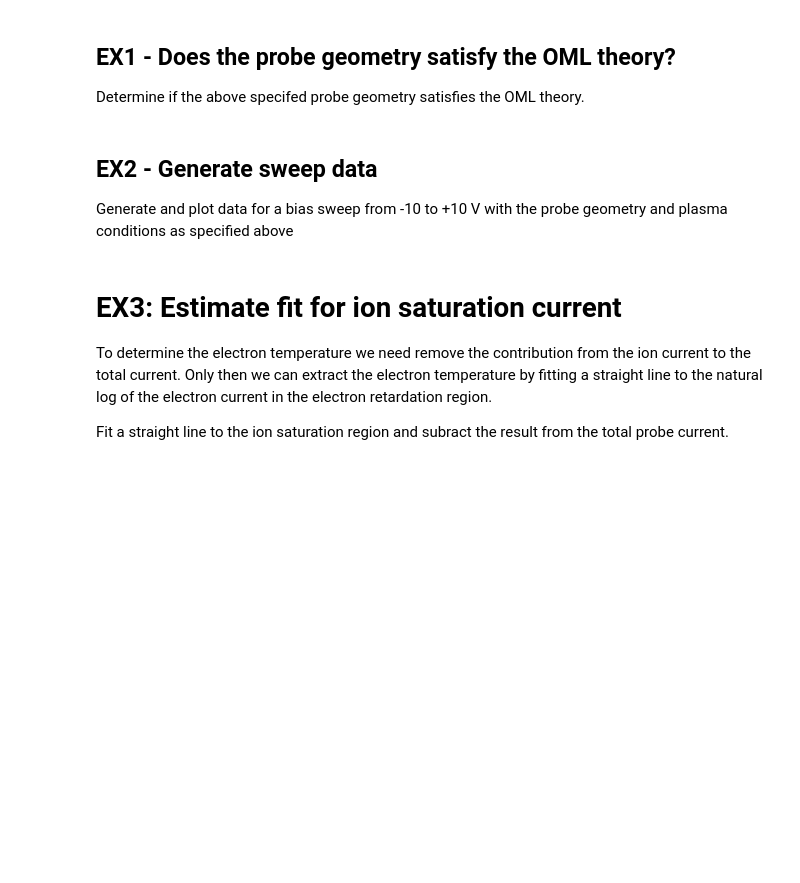
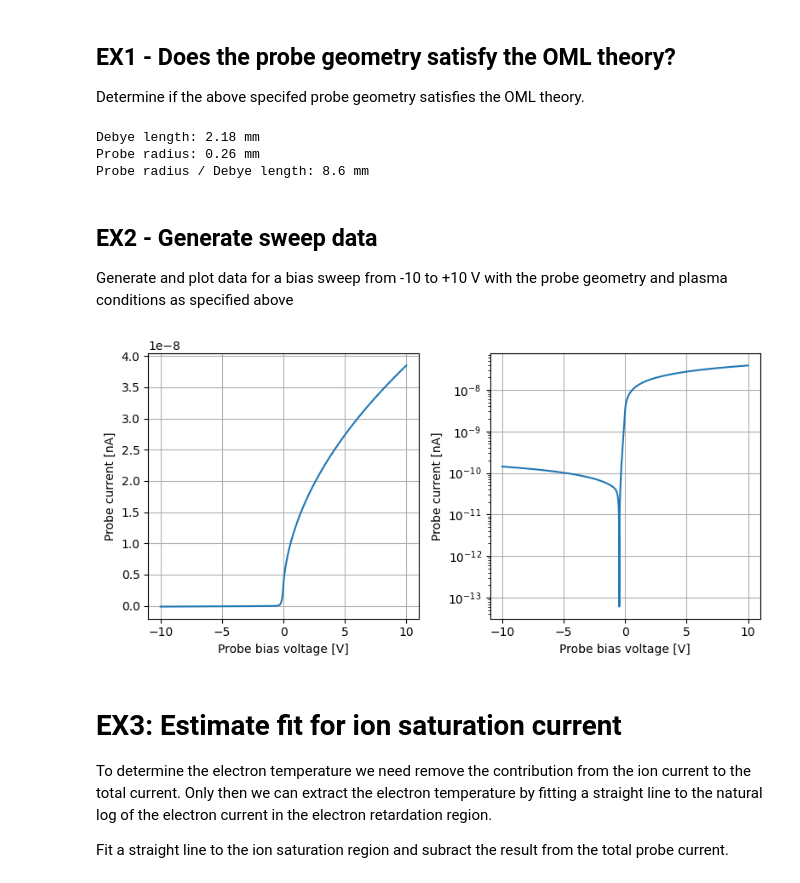
Before and after one commit to nikizxx/agf223-temp_nick, a Jupyter notebook: Langmuir_probe.ipynb, the cells around one changed output. Drawn from its saved outputs; the diff is of its cells as text; code cells hidden in the pictures; blank space fills up the shorter version.

```diff
--- a/Langmuir_probe.ipynb
+++ b/Langmuir_probe.ipynb
@@ -234,11 +234,63 @@ Electron current: -2.74e-08 A
 Determine if the above specifed probe geometry satisfies the OML theory.
 # %%
 # Solution EX1
+
+# Calculate the debye length
+def debye_length(T,n):
+    return np.sqrt((sc.epsilon_0*T*sc.k)/(n*sc.e**2))
+
+# Typical values for the electron density in the ionosphere is 1e8 – 1e12 m^3.
+# Since the OML theory requires  the probe radius < debye length,
+# we consider only the high end of the electron density. We use a typical value T=1000K
+
+
+dl = debye_length(1000,1e12)
+ratio = dl / 0.255e-3
+
+print("Debye length: {:.2f} mm".format(dl*1e3))
+print("Probe radius: {:.2f} mm".format(probe_radius*1e3))
+print("Probe radius / Debye length: {:.1f} mm".format(ratio))
+
+
+# We see that the probe radius is smaller than the Debye length.
+# %% [output]
+Debye length: 2.18 mm
+Probe radius: 0.26 mm
+Probe radius / Debye length: 8.6 mm
 # %% [markdown]
 ## EX2 - Generate sweep data
 Generate and plot data for a bias sweep from -10 to +10 V with the probe geometry and plasma conditions as specified above
 # %%
 # Solution EX2
+
+probe_bias = np.arange(-10,10,0.005)
+
+# Use the OML_current function to calculate the corresponding currents. It
+# returns a negative current for electrons. For space plasmas the electron current
+# is usually defined as positive.
+probe_current = -lm.OML_current(probe_geometry,
+                                plasma,
+                                V=probe_bias)
+
+fig = plt.figure(figsize=(8,4))
+
+ax = fig.add_subplot(121)
+ax_log = fig.add_subplot(122)
+
+
+
+ax.set_xlabel("Probe bias voltage [V]")
+ax.set_ylabel("Probe current [nA]")
+ax.grid()
+ax_log.set_xlabel("Probe bias voltage [V]")
+ax_log.set_ylabel("Probe current [nA]")
+ax_log.grid()
+ax.plot(probe_bias,probe_current);
+ax_log.plot(probe_bias, np.abs(probe_current))
+ax_log.set_yscale("log")
+fig.tight_layout()
+# %% [output]
+[figure, added]
 # %% [markdown]
 # EX3: Estimate fit for ion saturation current
 
```
Also changed, not shown: parts of 7 cells of this notebook.
